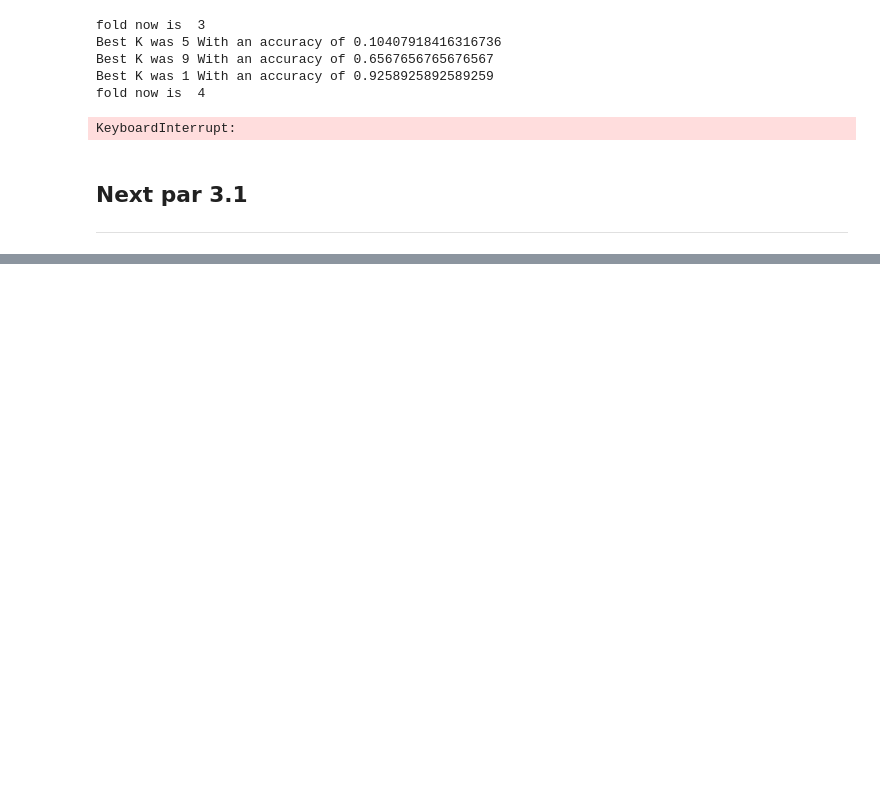
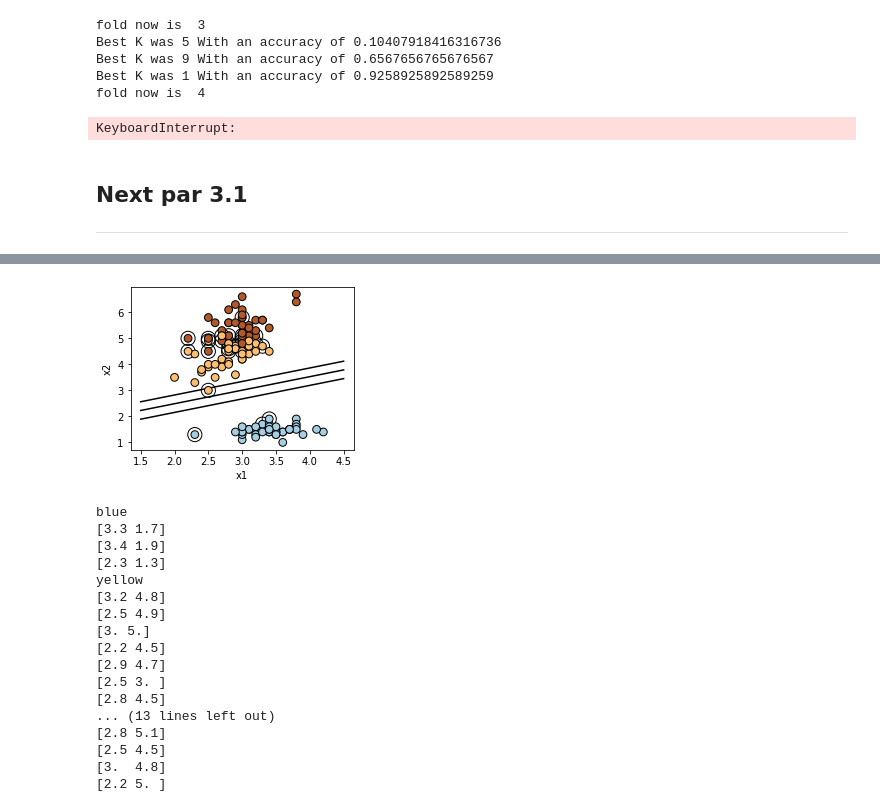
Before and after one commit to Alepes-8/D7041E, a Jupyter notebook: lab1/D7041E_code_for_lab1.ipynb, the cells around one changed output, grey strips where cells are left out. Cells and saved outputs as stored; diff of their text form; code cells hidden in the pictures; blank space fills up the shorter version.

```diff
--- a/lab1/D7041E_code_for_lab1.ipynb
+++ b/lab1/D7041E_code_for_lab1.ipynb
@@ -298,6 +300,16 @@ from sklearn import svm, datasets
 # %%
 iris = datasets.load_iris()# Select 2 features / variables
-X = iris.data[:, :2] # we only take the first two features.
+
+
+
+X = iris.data[:,:4] #All features
 y = iris.target
-feature_names = iris.feature_names[:2]
+feature_names = iris.feature_names[:4]
 classes = iris.target_names
+
+X_train, X_test, Y_train, Y_test = train_test_split(X,y, test_size=0.2, train_size=0.8)
+print(X_train.shape)
+print(X_test.shape)
+
+print(Y_train.shape)
+print(Y_test.shape)
@@ -337,0 +370,64 @@ plt.show()
+# %%
+clf = svm.SVC(kernel='linear',decision_function_shape='ovr', C=1)
+clf.fit(X_train, Y_train)
+w = clf.coef_[0]
+# %%
+# get the separating hyperplane
+a = -w[1] / w[2]
+
+xx = np.linspace(1.5, 4.5)
+
+
+yy = a * xx - (clf.intercept_[0]) / w[2]
+margin = 1 / np.sqrt(np.sum(clf.coef_ ** 2))
+yy_down = yy - np.sqrt(1 + a ** 2) * margin
+yy_up = yy + np.sqrt(1 + a ** 2) * margin
+
+plt.figure(1, figsize=(4, 3))
+plt.clf()
+plt.plot(xx, yy, "k-")
+plt.plot(xx, yy_down, "k-")
+plt.plot(xx, yy_up, "k-")
+plt.scatter(clf.support_vectors_[:, 1], clf.support_vectors_[:, 2], s=200, facecolors="none", zorder=10, edgecolors="k")
+plt.scatter(X_train[:, 1], X_train[:, 2], c=Y_train, zorder=10, s=60, cmap=plt.cm.Paired, edgecolors="k")
+plt.xlabel("x1")
+plt.ylabel("x2")
+plt.show()
+
+#print(len(clf.support_vectors_))
+#print(clf.support_)# The indices for the support vectors
+#print(clf.n_support_)# how many suport vectors are there for each class
+i = 0
+print("blue")
+for j in range(clf.n_support_[0]):
+    print(clf.support_vectors_[i][1:3])
+    i += 1
+
+print("yellow")
+for j in range(clf.n_support_[1]):
+    print(clf.support_vectors_[i][1:3])
+    i += 1
+
+print("red")
+for j in range(clf.n_support_[2]):
+    print(clf.support_vectors_[i][1:3])
+    i += 1
+# %% [output]
+[figure, added]
+blue
+[3.3 1.7]
+[3.4 1.9]
+[2.3 1.3]
+yellow
+[3.2 4.8]
+[2.5 4.9]
+[3. 5.]
+[2.2 4.5]
+[2.9 4.7]
+[2.5 3. ]
+[2.8 4.5]
+... (13 lines left out)
+[2.8 5.1]
+[2.5 4.5]
+[3.  4.8]
+[2.2 5. ]
```
Also changed, not shown: parts of 10 cells of this notebook.
